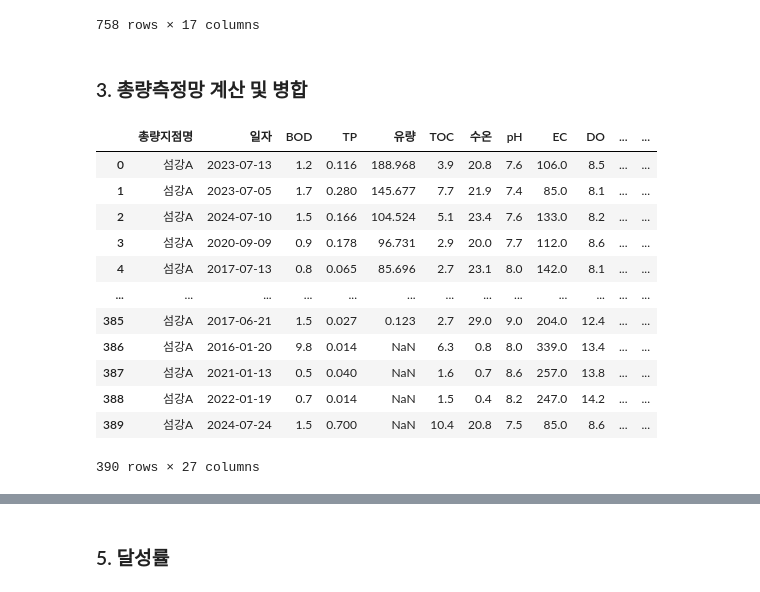
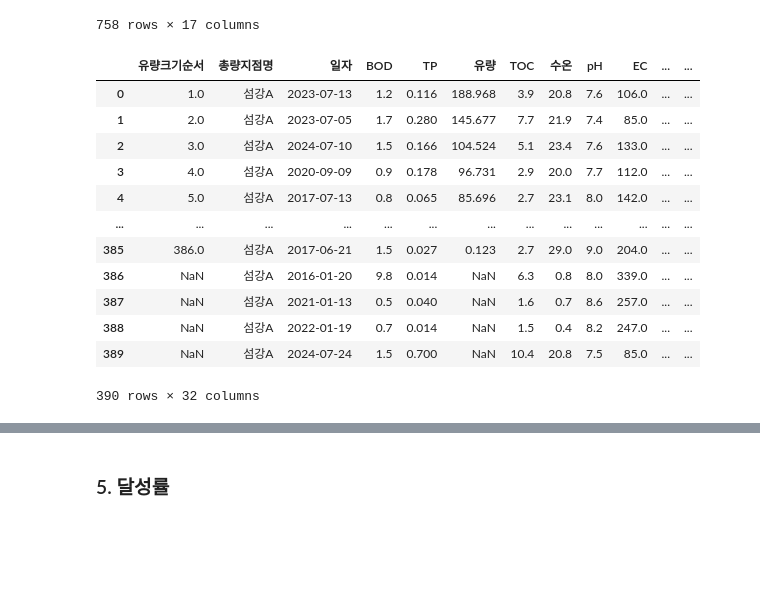
Before and after one commit to cms0416/TMDL, a Jupyter notebook: Script_Python/수질분석/유역별_수질분석.ipynb, the cells around one changed output, grey strips where cells are left out. Saved outputs shown, nothing was run; the diff lists cells and outputs as text; code cells hidden in the pictures; blank space fills up the shorter version.

```diff
--- a/Script_Python/수질분석/유역별_수질분석.ipynb
+++ b/Script_Python/수질분석/유역별_수질분석.ipynb
@@ -152,43 +317,60 @@ def add_season(df, month_column='월'):
 | 20967 | 섬강A3 | 2024-12-05 | 0.5 | 0.007 | 8.747 | 1.5 | 5.0 | 8.0 | 155.0 | 14.3 | 1.6 | ... |
 | 20968 | 섬강A3 | 2024-12-13 | 0.7 | 0.010 | 4.337 | 1.4 | 3.4 | 7.9 | 165.0 | 14.9 | 2.0 | ... |
 758 rows × 17 columns
-# %% [markdown]
-### 3. 총량측정망 계산 및 병합
 # %%
 ## 총량측정망 자료 정리
 # 1. 분석 대상 유역만 필터링
 총량측정망 = 수질측정망[수질측정망['총량지점명'] == 단위유역].copy()
 
 # 2. T-P 부하량 계산
 총량측정망['측정부하량_TP'] = 총량측정망['유량'] * 총량측정망['TP'] * 86.4
 총량측정망['목표부하량_TP'] = 총량측정망['유량'] * 목표수질_TP * 86.4
 
-# 3. 유량 기준 내림차순 정렬 + 백분위 순위 계산
+# 3. 유량 기준 내림차순 정렬
 총량측정망 = 총량측정망.sort_values(by='유량', ascending=False).reset_index(drop=True)
-총량측정망['유량크기순서'] = np.arange(len(총량측정망)) + 1
-총량측정망['유량백분율'] = 총량측정망['유량크기순서'] / len(총량측정망) * 100
 
-# 4. 유황구간 정의 (case_when 대응 → pd.cut 사용)
+# 4. 유량 크기 순서(동일값은 동일한 순위 부여)
+총량측정망['유량크기순서'] = 총량측정망['유량'].rank(method='min', ascending=False)
+
+# 5. 유량 유효 개수 계산(유량 값이 있는 행의 개수)
+유량_유효개수 = 총량측정망['유량'].notna().sum()
+
+# 6. 백분율 계산(NA는 자동으로 NaN 유지됨)
+총량측정망['유량백분율'] = 총량측정망['유량크기순서'] / 유량_유효개수 * 100
+
+# 7. 유황구간 정의
 bins = [0, 10, 40, 60, 90, 100]
 labels = ['홍수기', '풍수기', '평수기', '저수기', '갈수기']
-총량측정망['유황구간'] = pd.cut(총량측정망['유량백분율'], bins=bins, labels=labels, include_lowest=True)
+총량측정망['유황구간'] = pd.cut(
+    총량측정망['유량백분율'],
+    bins=bins,
+    labels=labels,
+    include_lowest=True,
+    right=True  # 경계 포함 여부, 필요시 False로 조정
+)
 
-# 5. 기상자료 병합(일자 기준)
-총량측정망 = pd.merge(총량측정망, 기상자료, on='일자', how='left')
+# 8. 기상자료 병합(일자, 연도, 월 기준)
+총량측정망 = pd.merge(총량측정망, 기상지표_일별, on=['일자', '연도', '월'], how='left')
+
+
+# 9. '유량크기순서'열을 첫번째 열로 이동
+# '유량크기순서' 열을 첫번째로 배치하고,
+# 나머지 모든 열의 이름들을 리스트로 만들어 그 뒤에 배치
+총량측정망 = 총량측정망[['유량크기순서'] + [col for col in 총량측정망.columns if col != '유량크기순서']]
 
 총량측정망
 # %% [output]
-|  | 총량지점명 | 일자 | BOD | TP | 유량 | TOC | 수온 | pH | EC | DO | ... | ... |
-| 0 | 섬강A | 2023-07-13 | 1.2 | 0.116 | 188.968 | 3.9 | 20.8 | 7.6 | 106.0 | 8.5 | ... | ... |
-| 1 | 섬강A | 2023-07-05 | 1.7 | 0.280 | 145.677 | 7.7 | 21.9 | 7.4 | 85.0 | 8.1 | ... | ... |
-| 2 | 섬강A | 2024-07-10 | 1.5 | 0.166 | 104.524 | 5.1 | 23.4 | 7.6 | 133.0 | 8.2 | ... | ... |
-| 3 | 섬강A | 2020-09-09 | 0.9 | 0.178 | 96.731 | 2.9 | 20.0 | 7.7 | 112.0 | 8.6 | ... | ... |
-| 4 | 섬강A | 2017-07-13 | 0.8 | 0.065 | 85.696 | 2.7 | 23.1 | 8.0 | 142.0 | 8.1 | ... | ... |
+|  | 유량크기순서 | 총량지점명 | 일자 | BOD | TP | 유량 | TOC | 수온 | pH | EC | ... | ... |
+| 0 | 1.0 | 섬강A | 2023-07-13 | 1.2 | 0.116 | 188.968 | 3.9 | 20.8 | 7.6 | 106.0 | ... | ... |
+| 1 | 2.0 | 섬강A | 2023-07-05 | 1.7 | 0.280 | 145.677 | 7.7 | 21.9 | 7.4 | 85.0 | ... | ... |
+| 2 | 3.0 | 섬강A | 2024-07-10 | 1.5 | 0.166 | 104.524 | 5.1 | 23.4 | 7.6 | 133.0 | ... | ... |
+| 3 | 4.0 | 섬강A | 2020-09-09 | 0.9 | 0.178 | 96.731 | 2.9 | 20.0 | 7.7 | 112.0 | ... | ... |
+| 4 | 5.0 | 섬강A | 2017-07-13 | 0.8 | 0.065 | 85.696 | 2.7 | 23.1 | 8.0 | 142.0 | ... | ... |
 | ... | ... | ... | ... | ... | ... | ... | ... | ... | ... | ... | ... | ... |
-| 385 | 섬강A | 2017-06-21 | 1.5 | 0.027 | 0.123 | 2.7 | 29.0 | 9.0 | 204.0 | 12.4 | ... | ... |
-| 386 | 섬강A | 2016-01-20 | 9.8 | 0.014 | NaN | 6.3 | 0.8 | 8.0 | 339.0 | 13.4 | ... | ... |
-| 387 | 섬강A | 2021-01-13 | 0.5 | 0.040 | NaN | 1.6 | 0.7 | 8.6 | 257.0 | 13.8 | ... | ... |
-| 388 | 섬강A | 2022-01-19 | 0.7 | 0.014 | NaN | 1.5 | 0.4 | 8.2 | 247.0 | 14.2 | ... | ... |
-| 389 | 섬강A | 2024-07-24 | 1.5 | 0.700 | NaN | 10.4 | 20.8 | 7.5 | 85.0 | 8.6 | ... | ... |
+| 385 | 386.0 | 섬강A | 2017-06-21 | 1.5 | 0.027 | 0.123 | 2.7 | 29.0 | 9.0 | 204.0 | ... | ... |
+| 386 | NaN | 섬강A | 2016-01-20 | 9.8 | 0.014 | NaN | 6.3 | 0.8 | 8.0 | 339.0 | ... | ... |
+| 387 | NaN | 섬강A | 2021-01-13 | 0.5 | 0.040 | NaN | 1.6 | 0.7 | 8.6 | 257.0 | ... | ... |
+| 388 | NaN | 섬강A | 2022-01-19 | 0.7 | 0.014 | NaN | 1.5 | 0.4 | 8.2 | 247.0 | ... | ... |
+| 389 | NaN | 섬강A | 2024-07-24 | 1.5 | 0.700 | NaN | 10.4 | 20.8 | 7.5 | 85.0 | ... | ... |
-390 rows × 27 columns
+390 rows × 32 columns
 # %%
```
Also changed, not shown: parts of 37 cells of this notebook, 41 other files.
